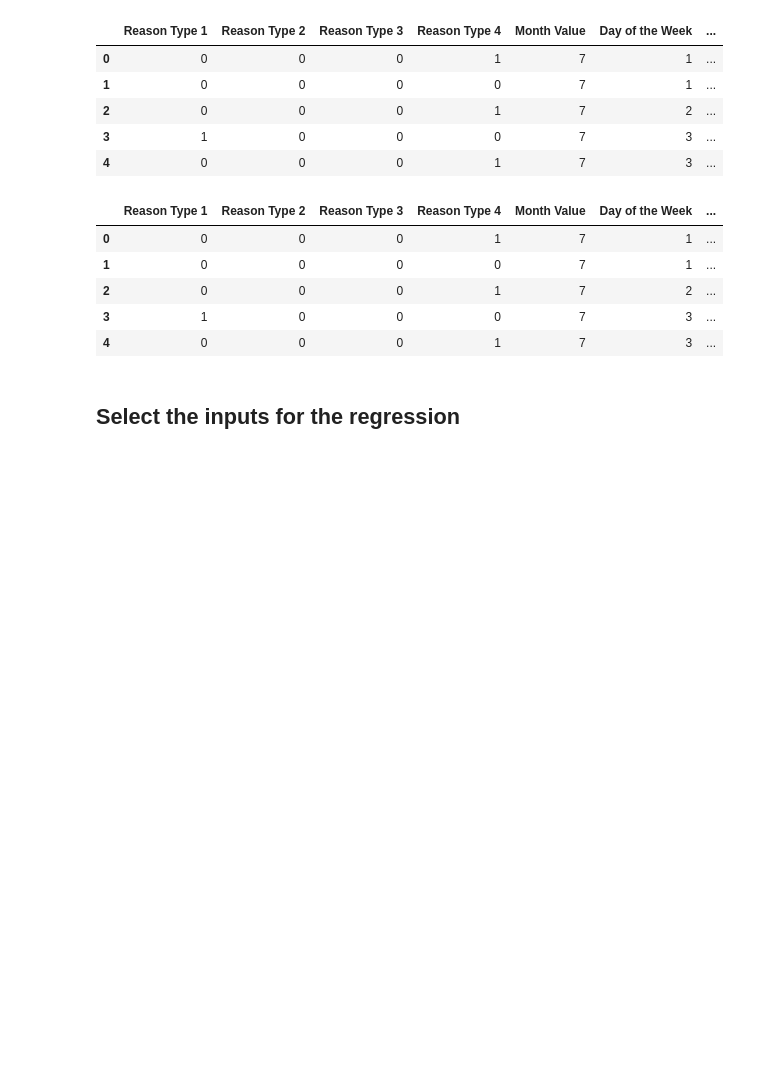
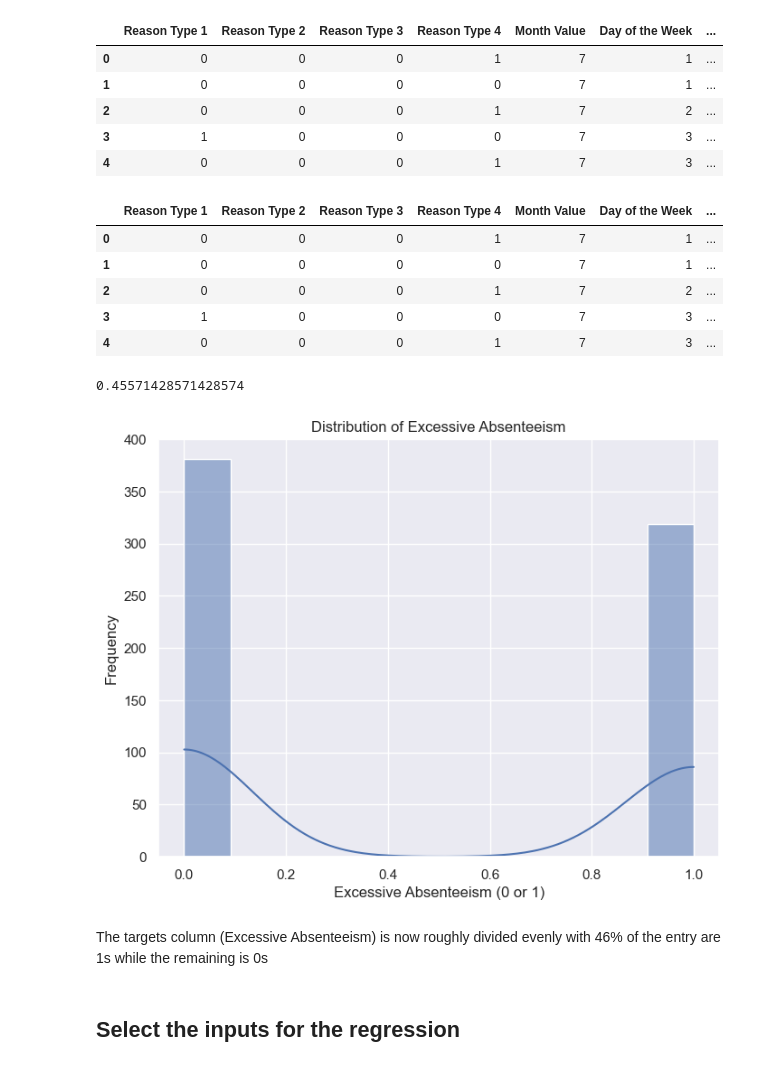
Before and after one commit to joseph-ishola/Employee-Absenteeism, a Jupyter notebook: log_reg.ipynb, the cells around one changed output. Cells and saved outputs as stored; diff of their text form; code cells hidden in the pictures; blank space fills up the shorter version.

```diff
--- a/log_reg.ipynb
+++ b/log_reg.ipynb
@@ -522,6 +517,23 @@ data_preprocessed.head()
 | 2 | 0 | 0 | 0 | 1 | 7 | 2 | ... |
 | 3 | 1 | 0 | 0 | 0 | 7 | 3 | ... |
 | 4 | 0 | 0 | 0 | 1 | 7 | 3 | ... |
+# %%
+# check the distribution of the targets value
+data_preprocessed['Excessive Absenteeism'].sum() / data_preprocessed['Excessive Absenteeism'].shape[0]
+# %% [output]
+0.45571428571428574
+# %%
+plt.figure(figsize=(8,6))
+sns.histplot(data_preprocessed['Excessive Absenteeism'], kde=True)
+plt.xlabel("Excessive Absenteeism (0 or 1)")
+plt.ylabel("Frequency")
+plt.title("Distribution of Excessive Absenteeism")
+plt.savefig("pictures/Excessive_Absenteeism.png")
+plt.show()
+# %% [output]
+[figure, added]
+# %% [markdown]
+The targets column (Excessive Absenteeism) is now roughly divided evenly with 46% of the entry are 1s while the remaining is 0s
 # %% [markdown]
 ## Select the inputs for the regression
 # %%
```
Also changed, not shown: parts of 11 cells of this notebook, 11 other files.
